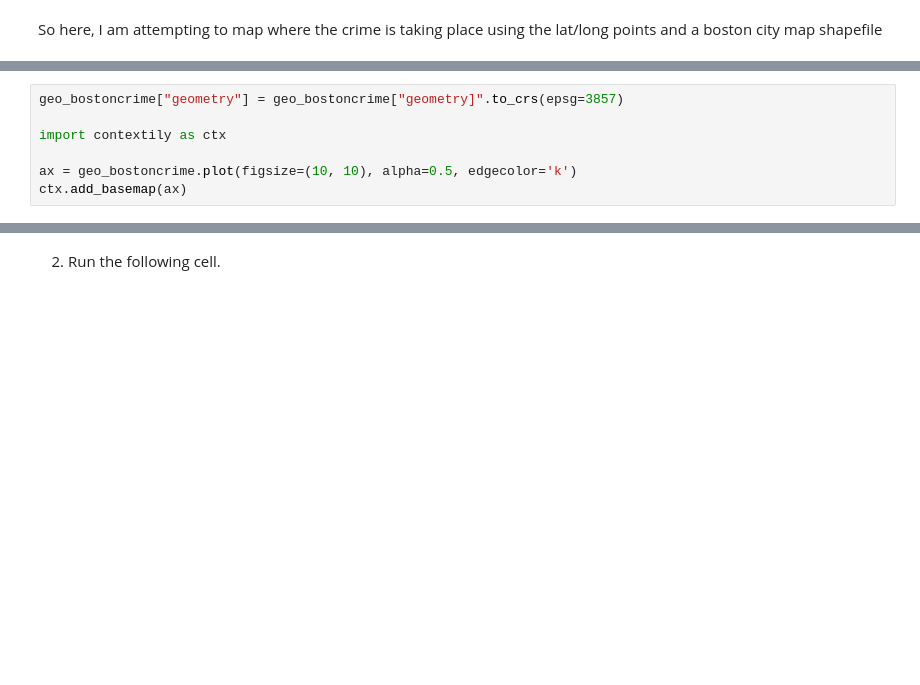
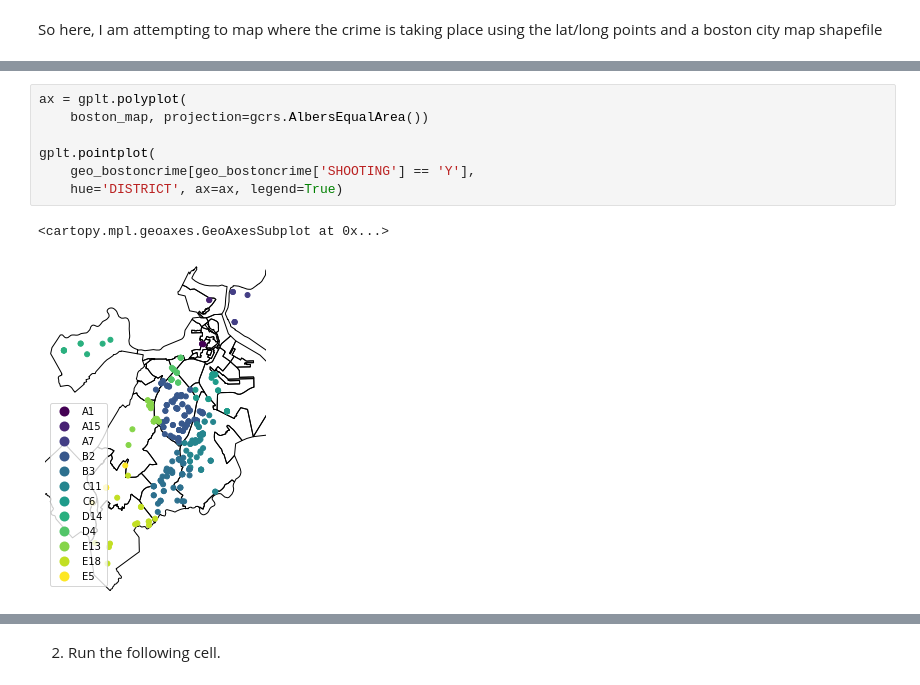
Before and after one commit to annazhaynes/uri_csc593, a Jupyter notebook: homework/Assignment 7.ipynb, the cells around one changed output, grey strips where cells are left out. Drawn from its saved outputs; the diff is of its cells as text; blank space fills up the shorter version.

```diff
--- a/homework/Assignment 7.ipynb
+++ b/homework/Assignment 7.ipynb
@@ -85,7 +92,0 @@ This code will add a base map with labels under the polygon shape
-# %%
-geo_bostoncrime["geometry"] = geo_bostoncrime["geometry]".to_crs(epsg=3857)
-
-import contextily as ctx
-
-ax = geo_bostoncrime.plot(figsize=(10, 10), alpha=0.5, edgecolor='k')
-ctx.add_basemap(ax)
@@ -93,0 +93,10 @@ SyntaxError: invalid syntax (<ipython-input-59-f72869bcd5db>, line 3)
+# %%
+ax = gplt.polyplot(
+    boston_map, projection=gcrs.AlbersEqualArea())
+
+gplt.pointplot(
+    geo_bostoncrime[geo_bostoncrime['SHOOTING'] == 'Y'],
+    hue='DISTRICT', ax=ax, legend=True)
+# %% [output]
+<cartopy.mpl.geoaxes.GeoAxesSubplot at 0x...>
+[figure, added]
```
Also changed, not shown: parts of 5 cells of this notebook.
